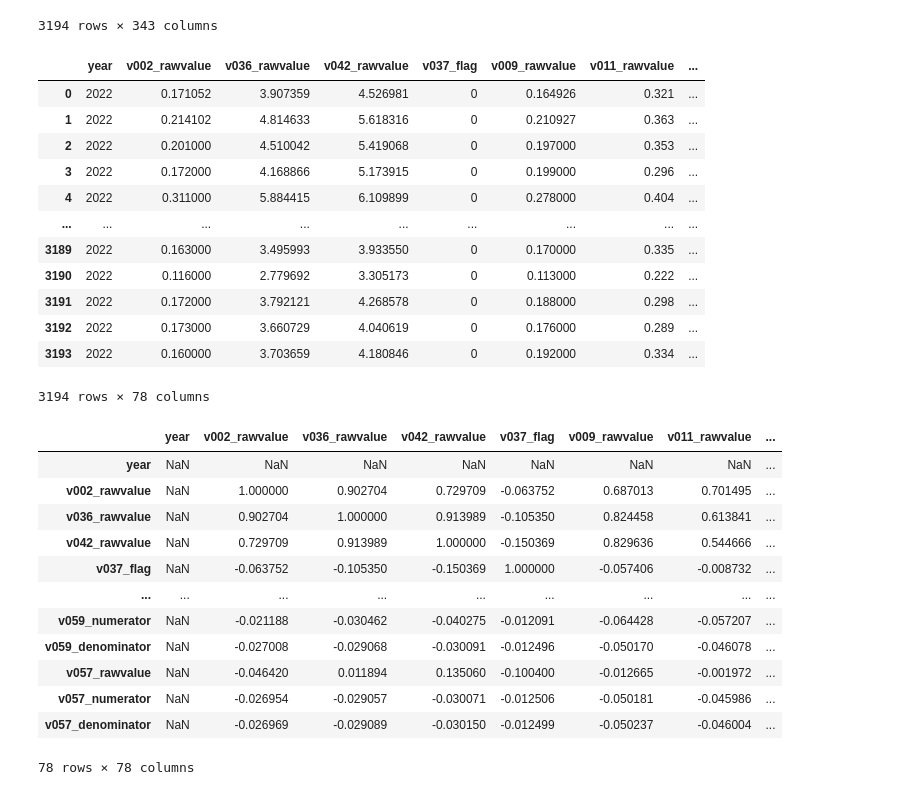
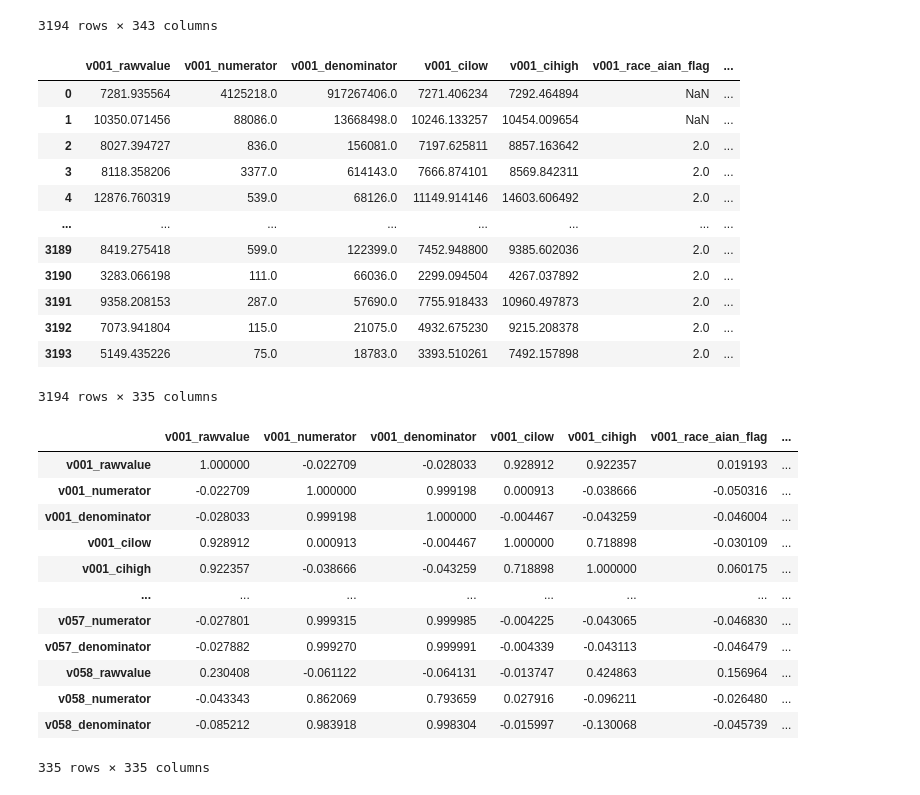
Before and after one commit to sashankv/DSCComp, a Jupyter notebook: code/correlation.ipynb, the cells around one changed output. Drawn from its saved outputs; the diff is of its cells as text; code cells hidden in the pictures.

```diff
--- a/code/correlation.ipynb
+++ b/code/correlation.ipynb
@@ -45,27 +48,34 @@ chr_analytic_df
 # %%
 # Get dataframe without categorical data
 numeric_chr_analytic_df = chr_analytic_df.drop(["state", "county"], axis=1)
-numeric_chr_analytic_df.dropna(axis='columns', inplace=True)
-numeric_chr_analytic_df.drop(["statecode", "countycode", "fipscode", "v001_flag", "year"], axis = 1, inplace=True)
+non_numerical_cols = [
+    "statecode",
+    "countycode",
+    "fipscode",
+    "v001_flag",
+    "year",
+    "county_ranked"
+]
+numeric_chr_analytic_df.drop(non_numerical_cols, axis = 1, inplace=True)
 
 numeric_chr_analytic_df.interpolate(inplace=True)
 # Replace remaining NaN with median of column
 #imputer = SimpleImputer(missing_values=np.nan, strategy="median")
 #imputer = imputer.fit(numeric_chr_analytic_df)
 #numeric_chr_analytic_df = imputer.transform(numeric_chr_analytic_df)
 
 numeric_chr_analytic_df
 # %% [output]
-|  | year | v002_rawvalue | v036_rawvalue | v042_rawvalue | v037_flag | v009_rawvalue | v011_rawvalue | ... |
-| 0 | 2022 | 0.171052 | 3.907359 | 4.526981 | 0 | 0.164926 | 0.321 | ... |
-| 1 | 2022 | 0.214102 | 4.814633 | 5.618316 | 0 | 0.210927 | 0.363 | ... |
-| 2 | 2022 | 0.201000 | 4.510042 | 5.419068 | 0 | 0.197000 | 0.353 | ... |
-| 3 | 2022 | 0.172000 | 4.168866 | 5.173915 | 0 | 0.199000 | 0.296 | ... |
-| 4 | 2022 | 0.311000 | 5.884415 | 6.109899 | 0 | 0.278000 | 0.404 | ... |
-| ... | ... | ... | ... | ... | ... | ... | ... | ... |
-| 3189 | 2022 | 0.163000 | 3.495993 | 3.933550 | 0 | 0.170000 | 0.335 | ... |
-| 3190 | 2022 | 0.116000 | 2.779692 | 3.305173 | 0 | 0.113000 | 0.222 | ... |
-| 3191 | 2022 | 0.172000 | 3.792121 | 4.268578 | 0 | 0.188000 | 0.298 | ... |
-| 3192 | 2022 | 0.173000 | 3.660729 | 4.040619 | 0 | 0.176000 | 0.289 | ... |
-| 3193 | 2022 | 0.160000 | 3.703659 | 4.180846 | 0 | 0.192000 | 0.334 | ... |
+|  | v001_rawvalue | v001_numerator | v001_denominator | v001_cilow | v001_cihigh | v001_race_aian_flag | ... |
+| 0 | 7281.935564 | 4125218.0 | 917267406.0 | 7271.406234 | 7292.464894 | NaN | ... |
+| 1 | 10350.071456 | 88086.0 | 13668498.0 | 10246.133257 | 10454.009654 | NaN | ... |
+| 2 | 8027.394727 | 836.0 | 156081.0 | 7197.625811 | 8857.163642 | 2.0 | ... |
+| 3 | 8118.358206 | 3377.0 | 614143.0 | 7666.874101 | 8569.842311 | 2.0 | ... |
+| 4 | 12876.760319 | 539.0 | 68126.0 | 11149.914146 | 14603.606492 | 2.0 | ... |
+| ... | ... | ... | ... | ... | ... | ... | ... |
+| 3189 | 8419.275418 | 599.0 | 122399.0 | 7452.948800 | 9385.602036 | 2.0 | ... |
+| 3190 | 3283.066198 | 111.0 | 66036.0 | 2299.094504 | 4267.037892 | 2.0 | ... |
+| 3191 | 9358.208153 | 287.0 | 57690.0 | 7755.918433 | 10960.497873 | 2.0 | ... |
+| 3192 | 7073.941804 | 115.0 | 21075.0 | 4932.675230 | 9215.208378 | 2.0 | ... |
+| 3193 | 5149.435226 | 75.0 | 18783.0 | 3393.510261 | 7492.157898 | 2.0 | ... |
-3194 rows × 78 columns
+3194 rows × 335 columns
@@ -77,16 +93,16 @@ VAR_DESCRIPTION_MAPPING = dict((k, v) for (v, k) in pd.read_csv(chr_analytic_csv
 corr = numeric_chr_analytic_df.corr(method="pearson", numeric_only=True)
 corr
 # %% [output]
-|  | year | v002_rawvalue | v036_rawvalue | v042_rawvalue | v037_flag | v009_rawvalue | v011_rawvalue | ... |
-| year | NaN | NaN | NaN | NaN | NaN | NaN | NaN | ... |
-| v002_rawvalue | NaN | 1.000000 | 0.902704 | 0.729709 | -0.063752 | 0.687013 | 0.701495 | ... |
-| v036_rawvalue | NaN | 0.902704 | 1.000000 | 0.913989 | -0.105350 | 0.824458 | 0.613841 | ... |
-| v042_rawvalue | NaN | 0.729709 | 0.913989 | 1.000000 | -0.150369 | 0.829636 | 0.544666 | ... |
-| v037_flag | NaN | -0.063752 | -0.105350 | -0.150369 | 1.000000 | -0.057406 | -0.008732 | ... |
-| ... | ... | ... | ... | ... | ... | ... | ... | ... |
-| v059_numerator | NaN | -0.021188 | -0.030462 | -0.040275 | -0.012091 | -0.064428 | -0.057207 | ... |
-| v059_denominator | NaN | -0.027008 | -0.029068 | -0.030091 | -0.012496 | -0.050170 | -0.046078 | ... |
-| v057_rawvalue | NaN | -0.046420 | 0.011894 | 0.135060 | -0.100400 | -0.012665 | -0.001972 | ... |
-| v057_numerator | NaN | -0.026954 | -0.029057 | -0.030071 | -0.012506 | -0.050181 | -0.045986 | ... |
-| v057_denominator | NaN | -0.026969 | -0.029089 | -0.030150 | -0.012499 | -0.050237 | -0.046004 | ... |
+|  | v001_rawvalue | v001_numerator | v001_denominator | v001_cilow | v001_cihigh | v001_race_aian_flag | ... |
+| v001_rawvalue | 1.000000 | -0.022709 | -0.028033 | 0.928912 | 0.922357 | 0.019193 | ... |
+| v001_numerator | -0.022709 | 1.000000 | 0.999198 | 0.000913 | -0.038666 | -0.050316 | ... |
+| v001_denominator | -0.028033 | 0.999198 | 1.000000 | -0.004467 | -0.043259 | -0.046004 | ... |
+| v001_cilow | 0.928912 | 0.000913 | -0.004467 | 1.000000 | 0.718898 | -0.030109 | ... |
+| v001_cihigh | 0.922357 | -0.038666 | -0.043259 | 0.718898 | 1.000000 | 0.060175 | ... |
+| ... | ... | ... | ... | ... | ... | ... | ... |
+| v057_numerator | -0.027801 | 0.999315 | 0.999985 | -0.004225 | -0.043065 | -0.046830 | ... |
+| v057_denominator | -0.027882 | 0.999270 | 0.999991 | -0.004339 | -0.043113 | -0.046479 | ... |
+| v058_rawvalue | 0.230408 | -0.061122 | -0.064131 | -0.013747 | 0.424863 | 0.156964 | ... |
+| v058_numerator | -0.043343 | 0.862069 | 0.793659 | 0.027916 | -0.096211 | -0.026480 | ... |
+| v058_denominator | -0.085212 | 0.983918 | 0.998304 | -0.015997 | -0.130068 | -0.045739 | ... |
-78 rows × 78 columns
+335 rows × 335 columns
```
Also changed, not shown: parts of 6 cells of this notebook.
